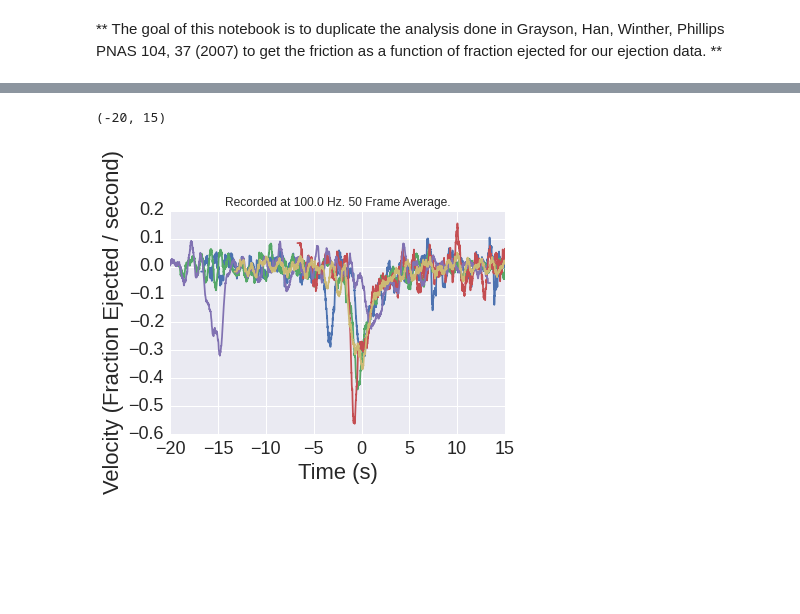
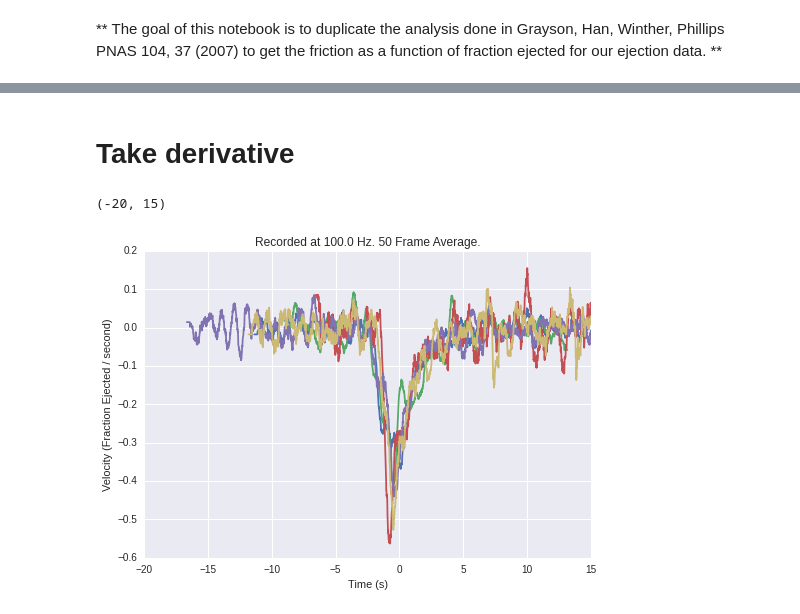
Before and after one commit to manoharan-lab/virus-ejection, a Jupyter notebook: MeanFrictionAnalysis.ipynb, the cells around one changed output, grey strips where cells are left out. Drawn from its saved outputs; the diff is of its cells as text; code cells hidden in the pictures; blank space fills up the shorter version.

```diff
--- a/MeanFrictionAnalysis.ipynb
+++ b/MeanFrictionAnalysis.ipynb
@@ -73,0 +86,32 @@ plt.xlim([-10,30])
+# %%
+pauses = []
+for i in range(len(params)):
+    pauses.append(params[i]['pauses'])
+datas = helpers.RemovePauses(datas,pauses)
+
+#get time offset to align each
+index_offset = []
+for data in datas:
+    index_offset.append( abs(helpers.movingaverage1D(data,100)-t_offset_point).argmin()  )
+
+#print(len(datas[0]))
+
+#plot fraction ejected vs. time
+plt.figure();plt.title( 'Recorded at ' + str(1/time_spacing) + ' Hz. ' +str(n_mov_avg) + ' Frame Average.' )
+for i in range(0,len(datas)):
+    data = datas[i]
+    time = times[:data.shape[0]] - index_offset[i]*time_spacing
+    plt.plot(time,helpers.movingaverage1D(data,n_mov_avg), '-',label = str(i))
+plt.xlabel('Time (s)')
+plt.ylabel('DNA Fraction DNA in Capsid')
+plt.xlim([-20,15])
+
+
+plt.figure();plt.title( 'Recorded at ' + str(1/time_spacing) + ' Hz. ' +str(n_mov_avg) + ' Frame Average.' )
+for i in range(0,len(datas)):
+    data = datas[i]
+    time = times[:data.shape[0]] - index_offset[i]*time_spacing - step_offset*i
+    plt.plot(time,helpers.movingaverage1D(data,n_mov_avg),'-', label = filelist[i])
+plt.xlabel('Time (s)')
+plt.ylabel('DNA Fraction in Capsid')
+plt.xlim([-35,10])
@@ -74,20 +122,21 @@ plt.xlim([-10,30])
+# %% [markdown]
+# Take derivative
 # %%
 #Take derivative and plot ejection velocity vs. time.
-derivs = []
+vels = []
 for data in datas:
-    derivs.append( td.diffDerivative(data,n_mov_avg)/time_spacing )
+    vels.append( td.diffDerivative(data,n_mov_avg)/time_spacing )
 
 
 #plot derivative
 plt.figure();plt.title( 'Recorded at ' + str(1/time_spacing) + ' Hz. ' +str(n_mov_avg) + ' Frame Average.' )
-for i in range(0,len(derivs)):
+for i in range(0,len(vels)):
     data = datas[i]
     time = times[:data.shape[0]-1] - index_offset[i]*time_spacing
-    plt.plot(time,derivs[i],'-', label = str(i))
-plt.xlabel('Time (s)', fontsize=22)
-plt.ylabel('Velocity (Fraction Ejected / second)', fontsize=22)
-plt.tick_params(axis = 'both',labelsize='18')
+    plt.plot(time,vels[i],'-', label = str(i))
+plt.xlabel('Time (s)')
+plt.ylabel('Velocity (Fraction Ejected / second)')
 plt.xlim([-20,15])
 # %% [output]
 (-20, 15)
-[figure, old version]
+[figure, new version]
```
Also changed, not shown: parts of 9 cells of this notebook, 2 other files.
